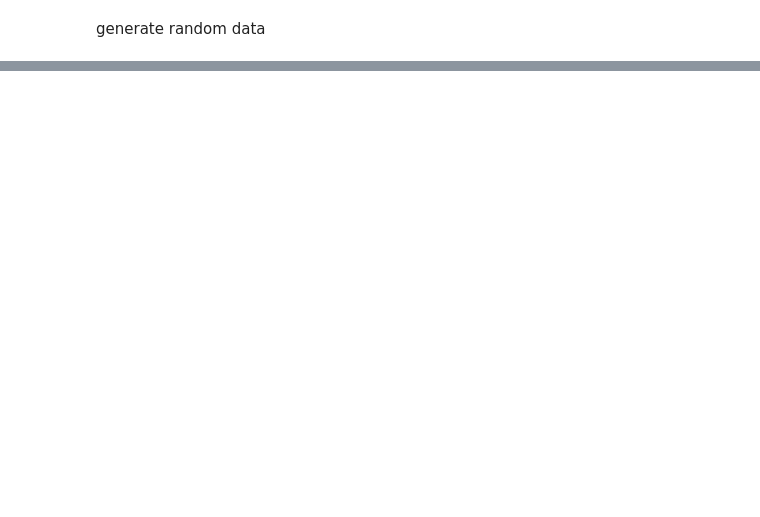
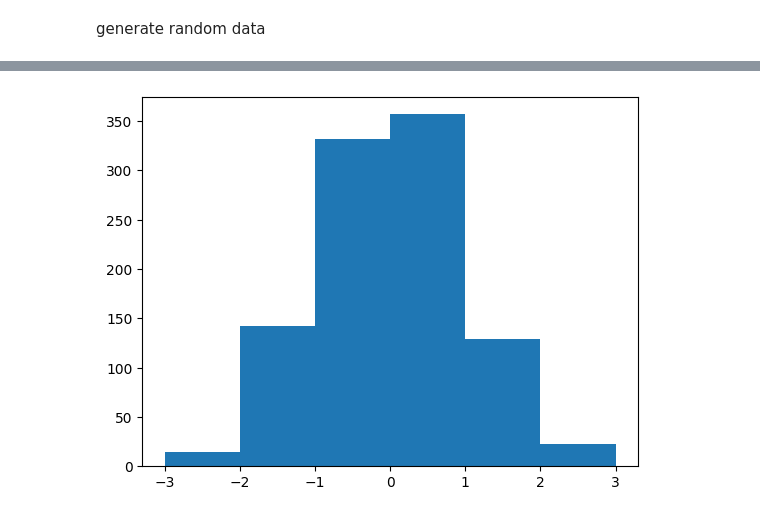
Before and after one commit to siyapandeyvsp/DataScience_python, a Jupyter notebook: data analysis/numpy.ipynb, the cells around one changed output, grey strips where cells are left out. Saved outputs shown, nothing was run; the diff lists cells and outputs as text; code cells hidden in the pictures; blank space fills up the shorter version.

```diff
--- a/data analysis/numpy.ipynb
+++ b/data analysis/numpy.ipynb
@@ -176,0 +291,6 @@ array([[8.  , 2.24, 7.24],
+# %%
+d=np.random.randn(1000)
+plt.hist(d,bins=list(range(-3,4)))
+plt.show()
+# %% [output]
+[figure, added]
```
Also changed, not shown: parts of 35 cells of this notebook, 6 other files.
